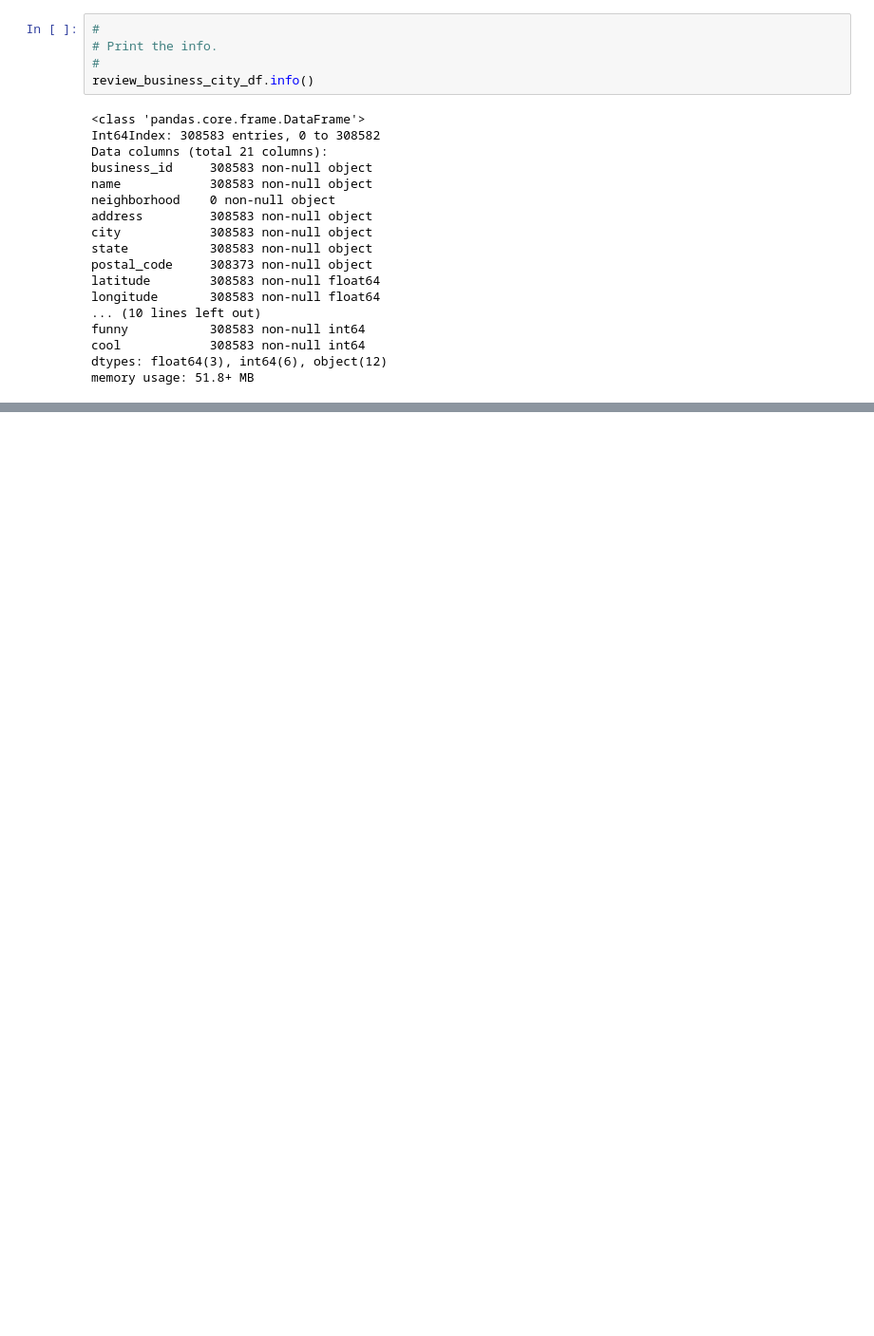
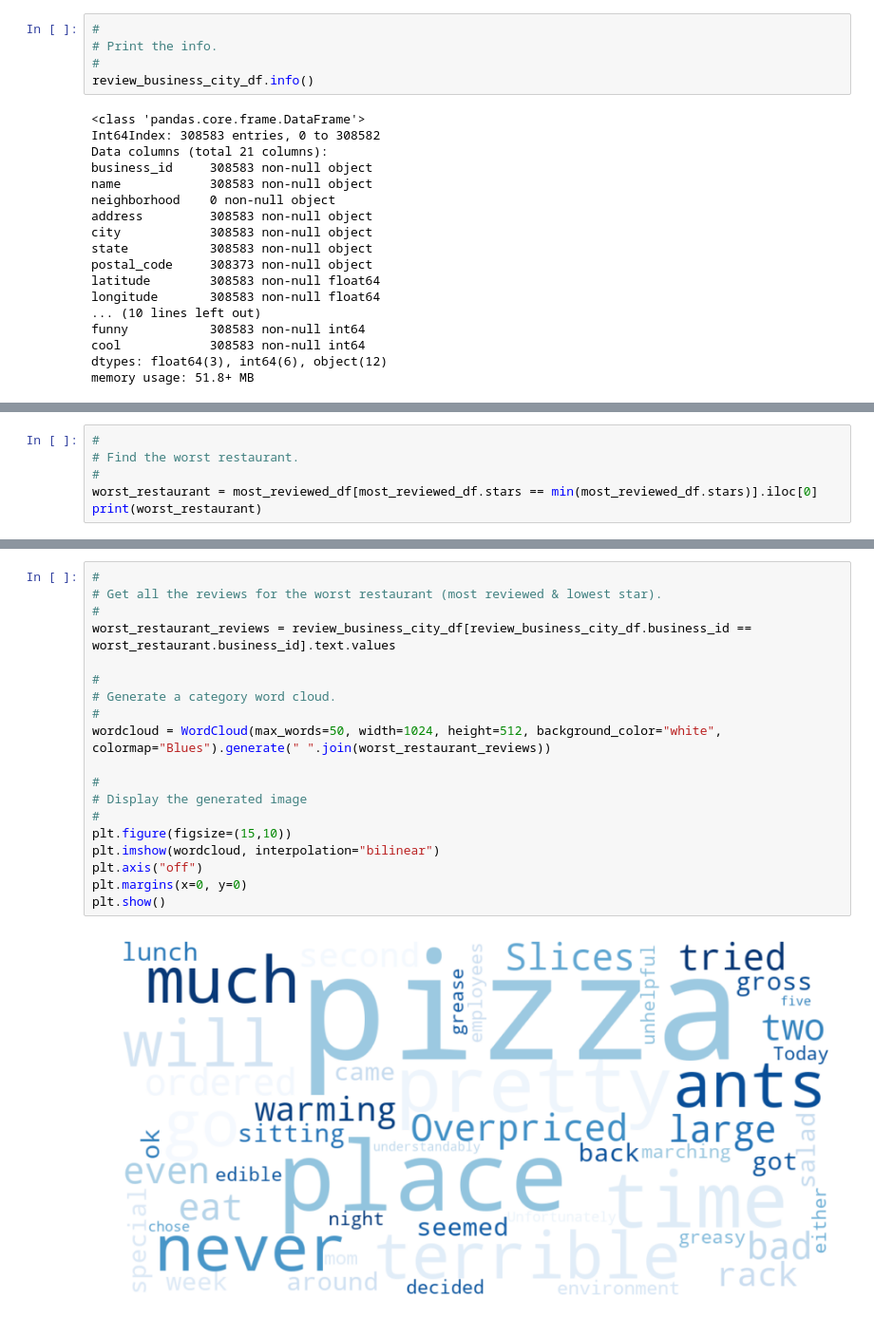
Before and after one commit to racineda/data-science-career-track, a Jupyter notebook: capstone-2-project/racine-david-capstone2.ipynb, the cells around one changed output, grey strips where cells are left out. Shown at 95% size. Saved outputs shown, nothing was run; the diff lists cells and outputs as text; blank space fills up the shorter version.

```diff
--- a/capstone-2-project/racine-david-capstone2.ipynb
+++ b/capstone-2-project/racine-david-capstone2.ipynb
@@ -622,0 +550,6 @@ plot(g, layout=layout)
+# %%
+#
+# Find the worst restaurant.
+#
+worst_restaurant = most_reviewed_df[most_reviewed_df.stars == min(most_reviewed_df.stars)].iloc[0]
+print(worst_restaurant)
@@ -622,0 +571,21 @@ plot(g, layout=layout)
+# %%
+#
+# Get all the reviews for the worst restaurant (most reviewed & lowest star).
+#
+worst_restaurant_reviews = review_business_city_df[review_business_city_df.business_id == worst_restaurant.business_id].text.values
+
+#
+# Generate a category word cloud.
+#
+wordcloud = WordCloud(max_words=50, width=1024, height=512, background_color="white", colormap="Blues").generate(" ".join(worst_restaurant_reviews))
+
+#
+# Display the generated image
+#
+plt.figure(figsize=(15,10))
+plt.imshow(wordcloud, interpolation="bilinear")
+plt.axis("off")
+plt.margins(x=0, y=0)
+plt.show()
+# %% [output]
+[figure, added]
```
Also changed, not shown: parts of 55 cells of this notebook, 7 other files.
